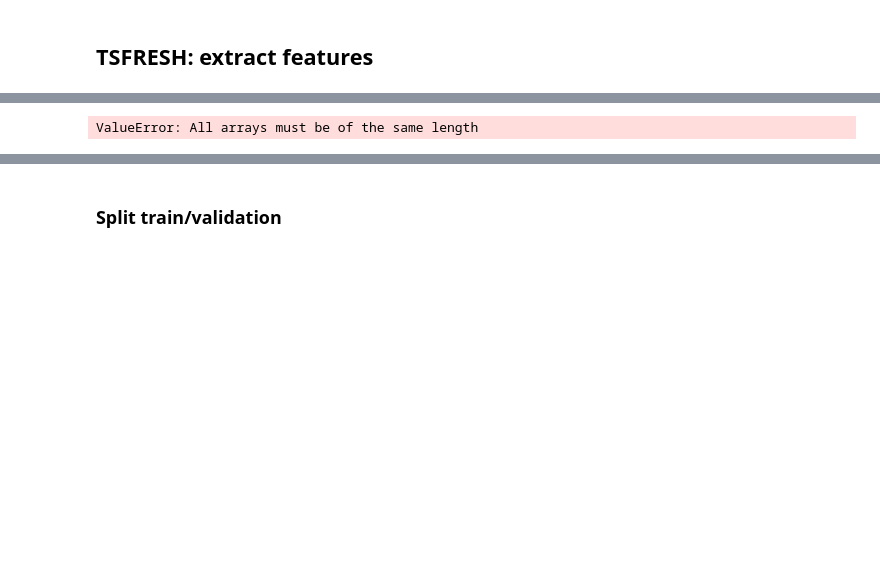
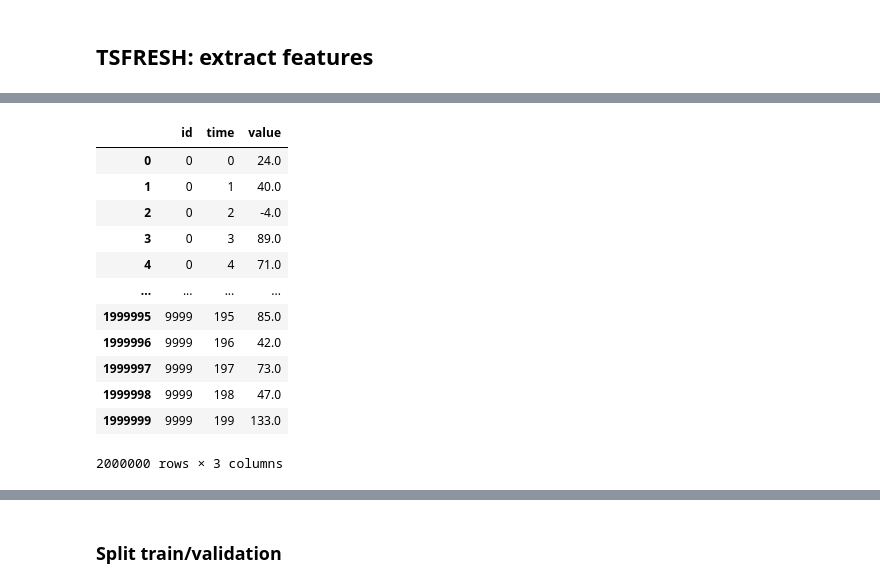
Before and after one commit to emersonvero/LoCP2, a Jupyter notebook: 04_XGBoost/2219_assignment_04.ipynb, the cells around one changed output, grey strips where cells are left out. Cells and saved outputs as stored; diff of their text form; code cells hidden in the pictures; blank space fills up the shorter version.

```diff
--- a/04_XGBoost/2219_assignment_04.ipynb
+++ b/04_XGBoost/2219_assignment_04.ipynb
@@ -98,6 +124,19 @@ def get_df(x):
 # %%
-df=get_df(x)
+df2=get_df(x[:,:,1])
+df2
 # %% [output]
+|  | id | time | value |
+| 0 | 0 | 0 | 24.0 |
+| 1 | 0 | 1 | 40.0 |
+| 2 | 0 | 2 | -4.0 |
+| 3 | 0 | 3 | 89.0 |
+| 4 | 0 | 4 | 71.0 |
+| ... | ... | ... | ... |
+| 1999995 | 9999 | 195 | 85.0 |
+| 1999996 | 9999 | 196 | 42.0 |
+| 1999997 | 9999 | 197 | 73.0 |
+| 1999998 | 9999 | 198 | 47.0 |
+| 1999999 | 9999 | 199 | 133.0 |
-ValueError: All arrays must be of the same length
+2000000 rows × 3 columns
 # %%
 #extract features
```
Also changed, not shown: parts of 16 cells of this notebook.
